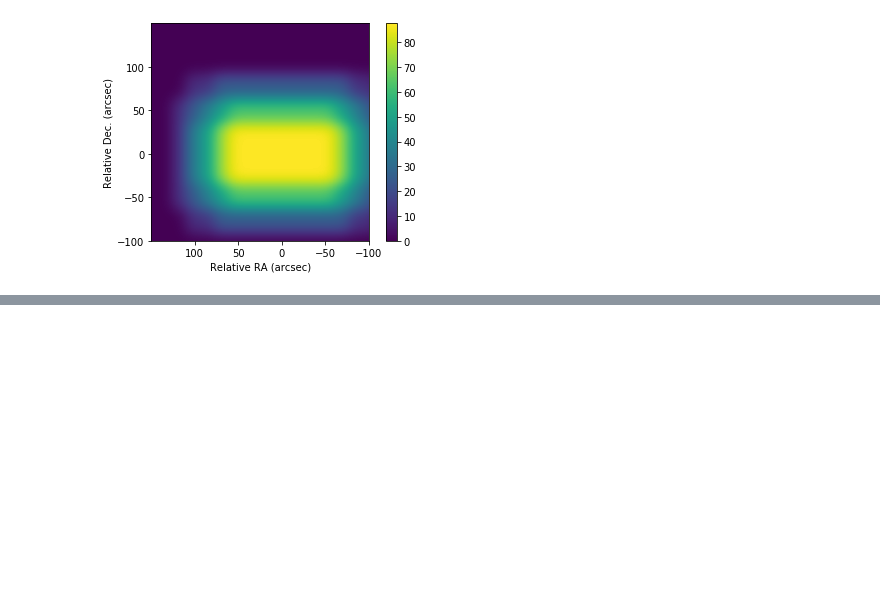
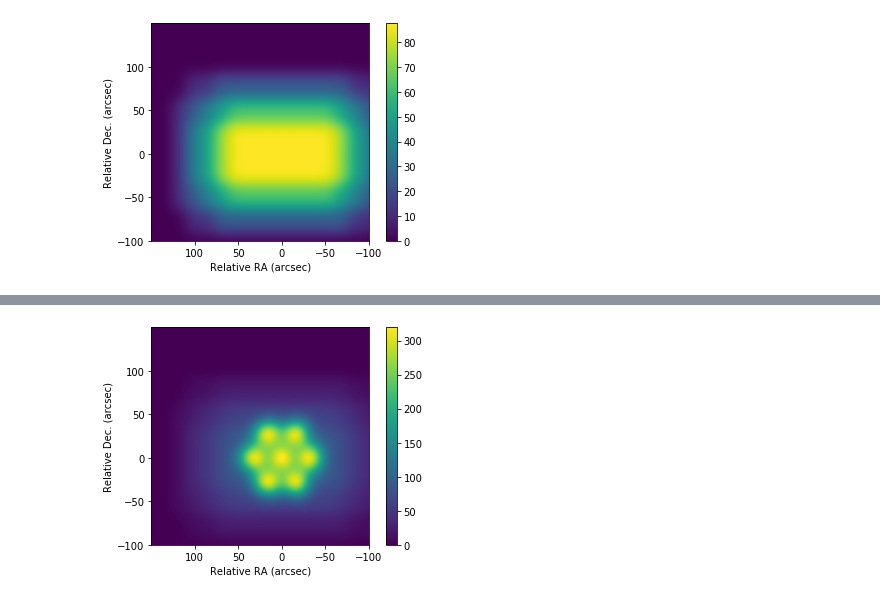
Before and after one commit to kfkaplan/the_greatest_sensitivity_mapper, a Jupyter notebook: test_sense_map.ipynb, the cells around one changed output, grey strips where cells are left out. Saved outputs shown, nothing was run; the diff lists cells and outputs as text; code cells hidden in the pictures; blank space fills up the shorter version.

```diff
--- a/test_sense_map.ipynb
+++ b/test_sense_map.ipynb
@@ -100,0 +101,11 @@ sky_grid.plot()
+# %%
+#Overplot all AORs for the LFA
+
+sky_grid.clear() #Clear sky grid
+for aor in aors:
+    aor.paint(sky_grid, 'LFA') #Paint onto sky from aor
+
+#Show result
+sky_grid.plot()
+# %% [output]
+[figure, added]
```
Also changed, not shown: parts of 5 cells of this notebook, 2 other files.
